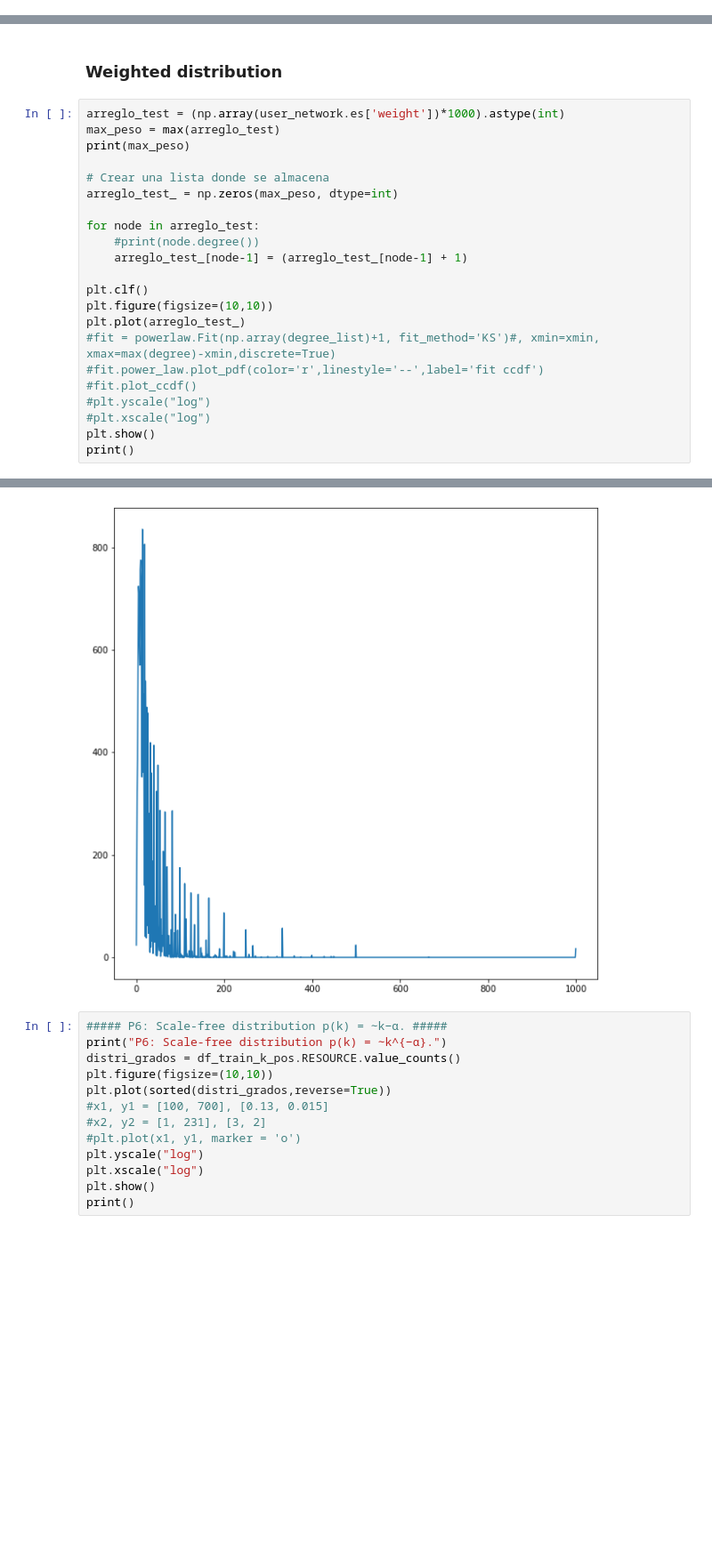
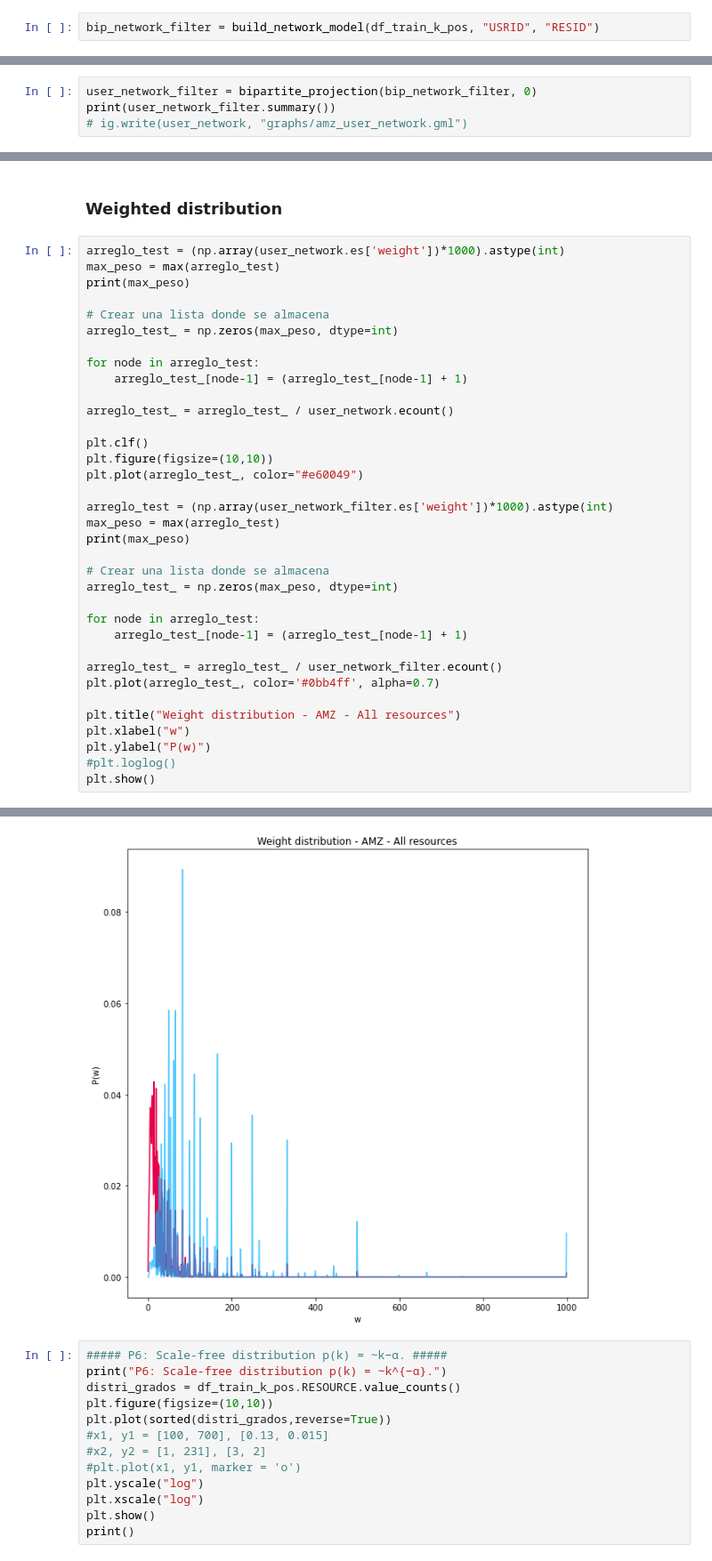
Before and after one commit to diazmx/phd-thesis-lab, a Jupyter notebook: 04-Analysis/02-NetworkModel-HC.ipynb, the cells around one changed output, grey strips where cells are left out. Shown at 89% size. Cells and saved outputs as stored; diff of their text form; blank space fills up the shorter version.

```diff
--- a/04-Analysis/02-NetworkModel-HC.ipynb
+++ b/04-Analysis/02-NetworkModel-HC.ipynb
@@ -310,0 +327,2 @@ bip_network.write("HC-bip.gml")
+# %%
+bip_network_filter = build_network_model(df_train_k_pos, "USRID", "RESID")
@@ -389,3 +416,7 @@ print(user_network.summary())
 # %% [output]
 IGRAPH UNW- 1032 19509 --
 + attr: name (v), weight (e)
+# %%
+user_network_filter = bipartite_projection(bip_network_filter, 0)
+print(user_network_filter.summary())
+# ig.write(user_network, "graphs/amz_user_network.gml")
@@ -525,18 +629,31 @@ print(max_peso)
 arreglo_test_ = np.zeros(max_peso, dtype=int)
 
 for node in arreglo_test:
-    #print(node.degree())
     arreglo_test_[node-1] = (arreglo_test_[node-1] + 1)
+
+arreglo_test_ = arreglo_test_ / user_network.ecount()
 
 plt.clf()
 plt.figure(figsize=(10,10))
-plt.plot(arreglo_test_)
-#fit = powerlaw.Fit(np.array(degree_list)+1, fit_method='KS')#, xmin=xmin, xmax=max(degree)-xmin,discrete=True)
-#fit.power_law.plot_pdf(color='r',linestyle='--',label='fit ccdf')
-#fit.plot_ccdf()
-#plt.yscale("log")
-#plt.xscale("log")
+plt.plot(arreglo_test_, color="#e60049")
+
+arreglo_test = (np.array(user_network_filter.es['weight'])*1000).astype(int)
+max_peso = max(arreglo_test)
+print(max_peso)
+
+# Crear una lista donde se almacena
+arreglo_test_ = np.zeros(max_peso, dtype=int)
+
+for node in arreglo_test:
+    arreglo_test_[node-1] = (arreglo_test_[node-1] + 1)
+
+arreglo_test_ = arreglo_test_ / user_network_filter.ecount()
+plt.plot(arreglo_test_, color='#0bb4ff', alpha=0.7)
+
+plt.title("Weight distribution - AMZ - All resources")
+plt.xlabel("w")
+plt.ylabel("P(w)")
+#plt.loglog()
 plt.show()
-print()
 # %% [output]
 1000
@@ -543,5 +661,5 @@ print()
 <Figure size 432x288 with 0 Axes>
-[figure, old version]
+[figure, new version]
 # %%
 ##### P6: Scale-free distribution p(k) = ∼k−α. #####
 print("P6: Scale-free distribution p(k) = ∼k^{−α}.")
```
Also changed, not shown: parts of 10 cells of this notebook, 1 other file.
